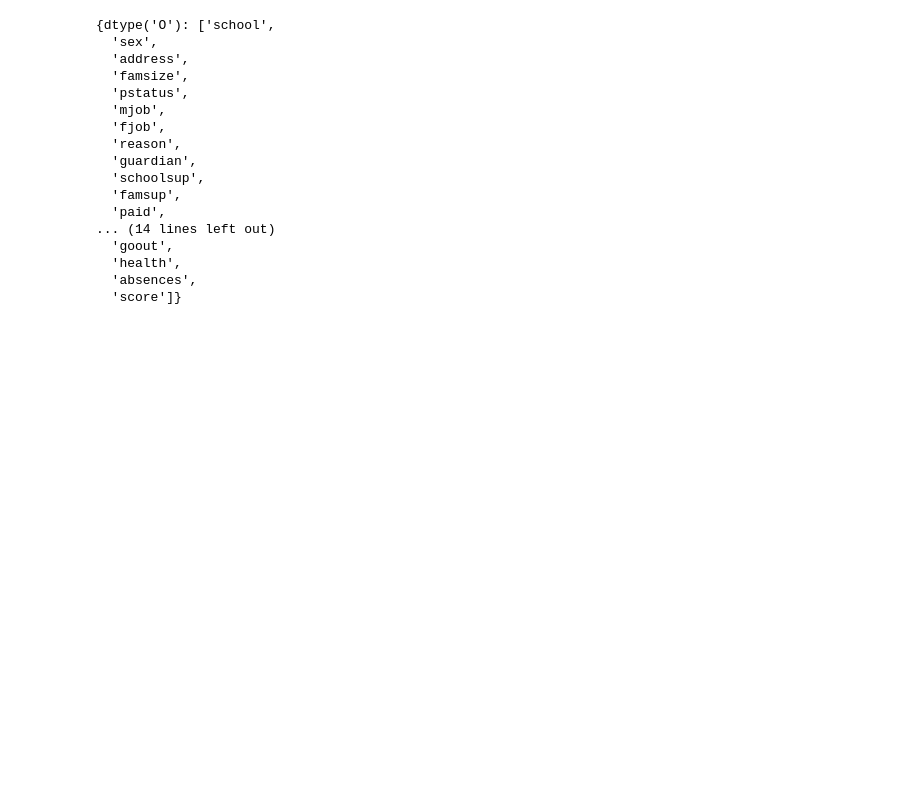
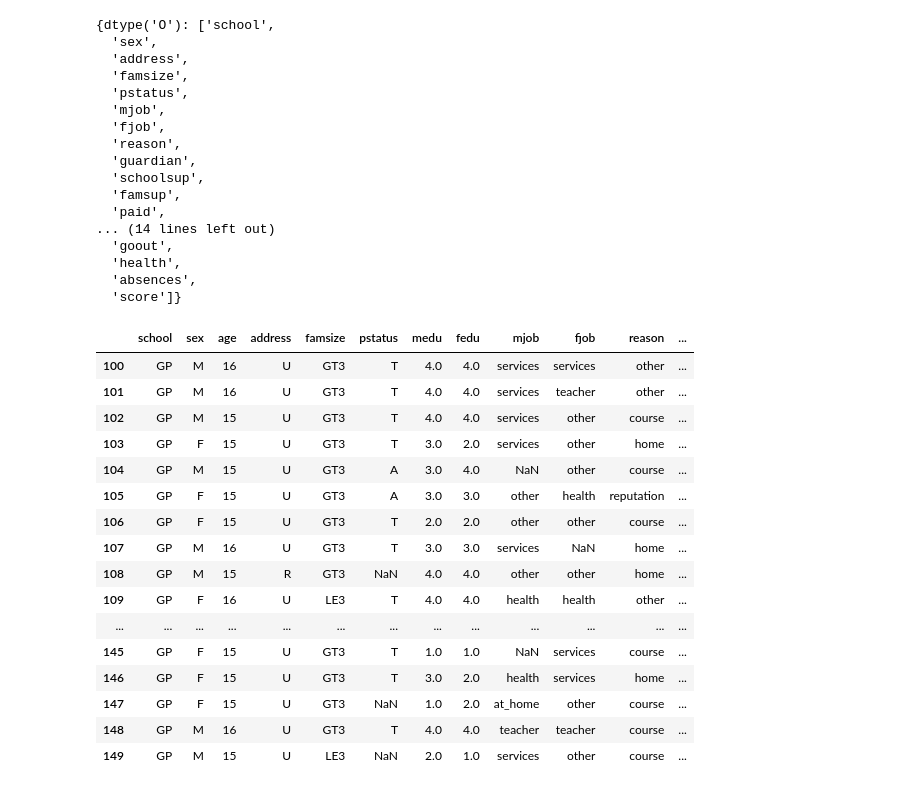
Before and after one commit to Duke-Garland/DS32, a Jupyter notebook: module_2/EDA_Analysis.ipynb, the cells around one changed output. Cells and saved outputs as stored; diff of their text form; code cells hidden in the pictures; blank space fills up the shorter version.

```diff
--- a/module_2/EDA_Analysis.ipynb
+++ b/module_2/EDA_Analysis.ipynb
@@ -6,6 +48,6 @@ import seaborn as sns
 from itertools import combinations
 from scipy.stats import ttest_ind
 # %%
-pd.set_option('display.max_rows', 50) # показывать больше строк
+pd.set_option('display.max_rows', 100) # показывать больше строк
 pd.set_option('display.max_columns', 50) # показывать больше колонок
 # %%
@@ -167,3 +241,23 @@ dict_types
   'health',
   'absences',
   'score']}
+# %%
+data[100:150]
+# %% [output]
+|  | school | sex | age | address | famsize | pstatus | medu | fedu | mjob | fjob | reason | ... |
+| 100 | GP | M | 16 | U | GT3 | T | 4.0 | 4.0 | services | services | other | ... |
+| 101 | GP | M | 16 | U | GT3 | T | 4.0 | 4.0 | services | teacher | other | ... |
+| 102 | GP | M | 15 | U | GT3 | T | 4.0 | 4.0 | services | other | course | ... |
+| 103 | GP | F | 15 | U | GT3 | T | 3.0 | 2.0 | services | other | home | ... |
+| 104 | GP | M | 15 | U | GT3 | A | 3.0 | 4.0 | NaN | other | course | ... |
+| 105 | GP | F | 15 | U | GT3 | A | 3.0 | 3.0 | other | health | reputation | ... |
+| 106 | GP | F | 15 | U | GT3 | T | 2.0 | 2.0 | other | other | course | ... |
+| 107 | GP | M | 16 | U | GT3 | T | 3.0 | 3.0 | services | NaN | home | ... |
+| 108 | GP | M | 15 | R | GT3 | NaN | 4.0 | 4.0 | other | other | home | ... |
+| 109 | GP | F | 16 | U | LE3 | T | 4.0 | 4.0 | health | health | other | ... |
+| ... | ... | ... | ... | ... | ... | ... | ... | ... | ... | ... | ... | ... |
+| 145 | GP | F | 15 | U | GT3 | T | 1.0 | 1.0 | NaN | services | course | ... |
+| 146 | GP | F | 15 | U | GT3 | T | 3.0 | 2.0 | health | services | home | ... |
+| 147 | GP | F | 15 | U | GT3 | NaN | 1.0 | 2.0 | at_home | other | course | ... |
+| 148 | GP | M | 16 | U | GT3 | T | 4.0 | 4.0 | teacher | teacher | course | ... |
+| 149 | GP | M | 15 | U | LE3 | NaN | 2.0 | 1.0 | services | other | course | ... |
```
Also changed, not shown: parts of 28 cells of this notebook.
